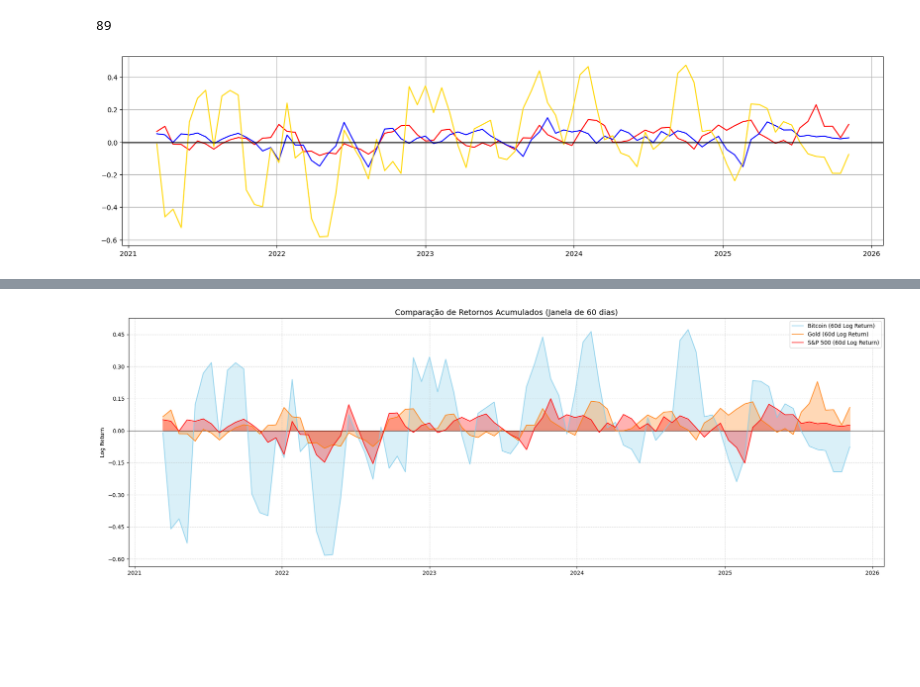
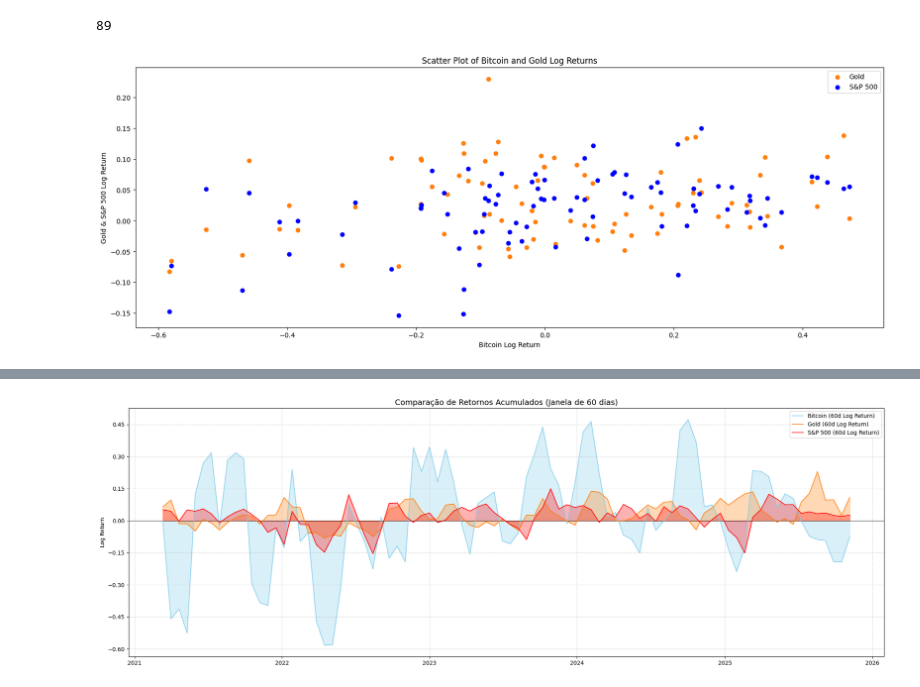
Before and after one commit to Andree33/Exploratory-Analisys-Data-Portfolio, a Jupyter notebook: ExploratoryAnalisys.ipynb, the cells around one changed output, grey strips where cells are left out. Saved outputs shown, nothing was run; the diff lists cells and outputs as text; code cells hidden in the pictures; blank space fills up the shorter version.

```diff
--- a/ExploratoryAnalisys.ipynb
+++ b/ExploratoryAnalisys.ipynb
@@ -62,13 +63,13 @@ len(btc_log_return_split)
 # %% [output]
 89
 # %%
-fig, ax = plt.subplots(figsize=(20,5))
-ax.plot(new_date, xau_log_return_split, color='red')
-ax.plot(new_date, sp500_log_return_split, color='blue')
-ax.plot(new_date, btc_log_return_split, color='gold')
-ax.axhline(y=0, color='black', linestyle='-', linewidth=2, alpha=0.6)
-ax.grid(axis='y')
-ax.grid(axis='x')
+fig, ax = plt.subplots(figsize=(20, 7))
+ax.scatter(btc_log_return_split, xau_log_return_split, color='C1', label='Gold')
+ax.scatter(btc_log_return_split, sp500_log_return_split, color='blue', label='S&P 500')
+ax.set_xlabel('Bitcoin Log Return')
+ax.set_ylabel('Gold & S&P 500 Log Return')
+ax.set_title('Scatter Plot of Bitcoin and Gold Log Returns')
+ax.legend()
 plt.show()
 # %% [output]
-[figure, old version]
+[figure, new version]
```
Also changed, not shown: parts of 2 cells of this notebook.
